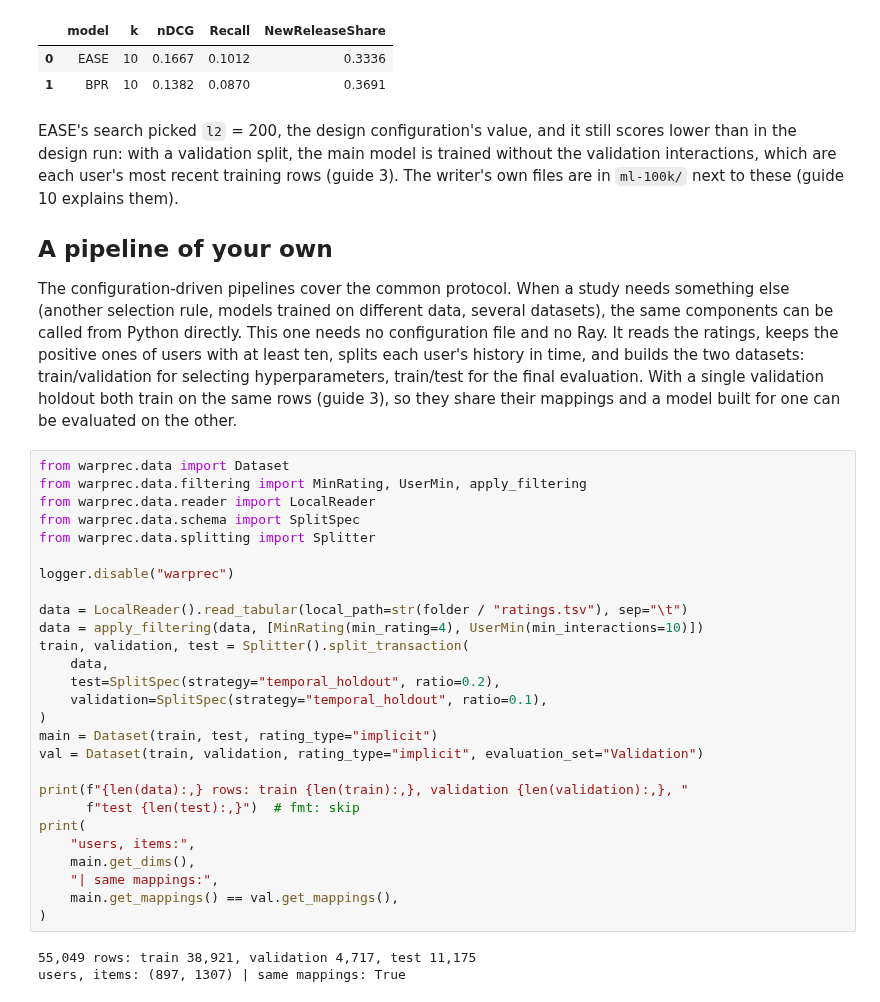
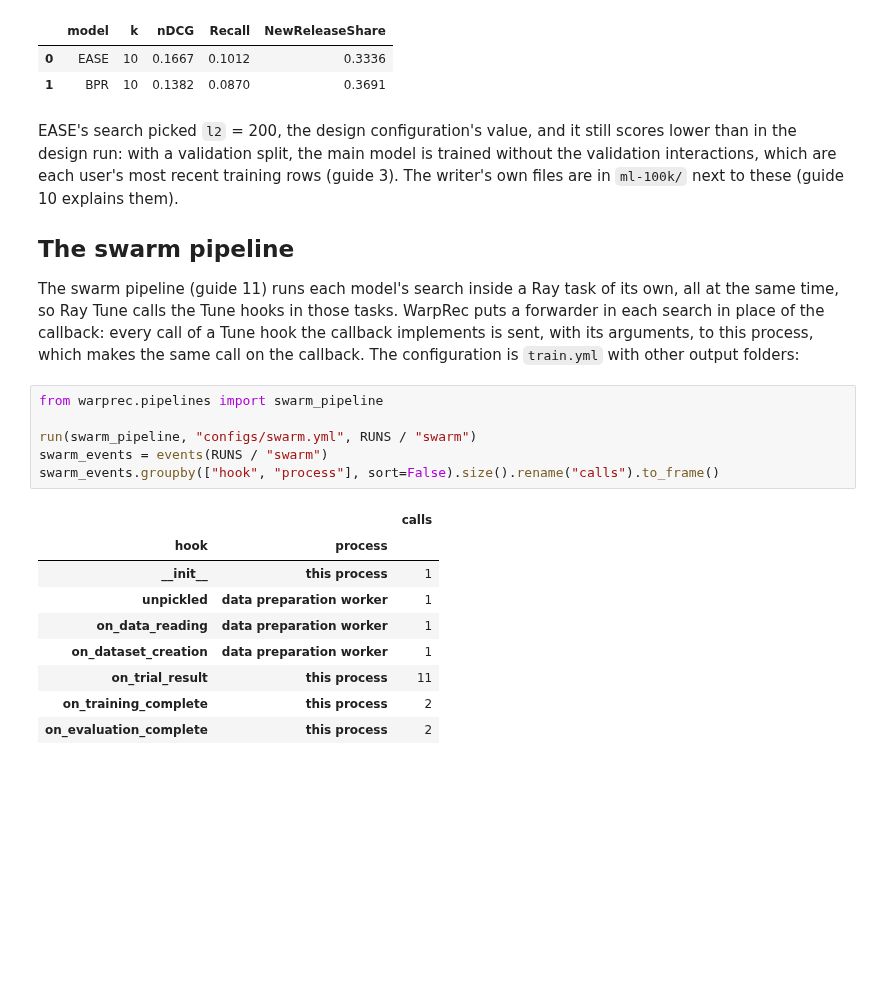
Before and after one commit to sisinflab/warprec, a Jupyter notebook: guides/16-callbacks-and-custom-pipelines/callbacks-and-custom-pipelines.ipynb, the cells around one changed output. Drawn from its saved outputs; the diff is of its cells as text; blank space fills up the shorter version.

```diff
--- a/guides/16-callbacks-and-custom-pipelines/callbacks-and-custom-pipelines.ipynb
+++ b/guides/16-callbacks-and-custom-pipelines/callbacks-and-custom-pipelines.ipynb
@@ -654,45 +643,28 @@ model is trained without the validation interactions, which are each user's
 most recent training rows (guide 3). The writer's own files are in
 `ml-100k/` next to these (guide 10 explains them).
 
-## A pipeline of your own
+## The swarm pipeline
 
-The configuration-driven pipelines cover the common protocol. When a study
-needs something else (another selection rule, models trained on different
-data, several datasets), the same components can be called from Python
-directly. This one needs no configuration file and no Ray. It reads the
-ratings, keeps the positive ones of users with at least ten, splits each
-user's history in time, and builds the two datasets: train/validation for
-selecting hyperparameters, train/test for the final evaluation. With a single
-validation holdout both train on the same rows (guide 3), so they share their
-mappings and a model built for one can be evaluated on the other.
+The swarm pipeline (guide 11) runs each model's search inside a Ray task of
+its own, all at the same time, so Ray Tune calls the Tune hooks in those
+tasks. WarpRec puts a forwarder in each search in place of the callback: every
+call of a Tune hook the callback implements is sent, with its arguments, to
+this process, which makes the same call on the callback. The configuration is
+`train.yml` with other output folders:
 # %%
-from warprec.data import Dataset
-from warprec.data.filtering import MinRating, UserMin, apply_filtering
-from warprec.data.reader import LocalReader
-from warprec.data.schema import SplitSpec
-from warprec.data.splitting import Splitter
+from warprec.pipelines import swarm_pipeline
 
-logger.disable("warprec")
-
-data = LocalReader().read_tabular(local_path=str(folder / "ratings.tsv"), sep="\t")
-data = apply_filtering(data, [MinRating(min_rating=4), UserMin(min_interactions=10)])
-train, validation, test = Splitter().split_transaction(
-    data,
-    test=SplitSpec(strategy="temporal_holdout", ratio=0.2),
-    validation=SplitSpec(strategy="temporal_holdout", ratio=0.1),
-)
-main = Dataset(train, test, rating_type="implicit")
-val = Dataset(train, validation, rating_type="implicit", evaluation_set="Validation")
-
-print(f"{len(data):,} rows: train {len(train):,}, validation {len(validation):,}, "
-      f"test {len(test):,}")  # fmt: skip
-print(
-    "users, items:",
-    main.get_dims(),
-    "| same mappings:",
-    main.get_mappings() == val.get_mappings(),
-)
+run(swarm_pipeline, "configs/swarm.yml", RUNS / "swarm")
+swarm_events = events(RUNS / "swarm")
+swarm_events.groupby(["hook", "process"], sort=False).size().rename("calls").to_frame()
 # %% [output]
-55,049 rows: train 38,921, validation 4,717, test 11,175
-users, items: (897, 1307) | same mappings: True
+|  |  | calls |
+| hook | process |  |
+| __init__ | this process | 1 |
+| unpickled | data preparation worker | 1 |
+| on_data_reading | data preparation worker | 1 |
+| on_dataset_creation | data preparation worker | 1 |
+| on_trial_result | this process | 11 |
+| on_training_complete | this process | 2 |
+| on_evaluation_complete | this process | 2 |
 # %% [markdown]
```
Also changed, not shown: parts of 34 cells of this notebook, 7 other files.
